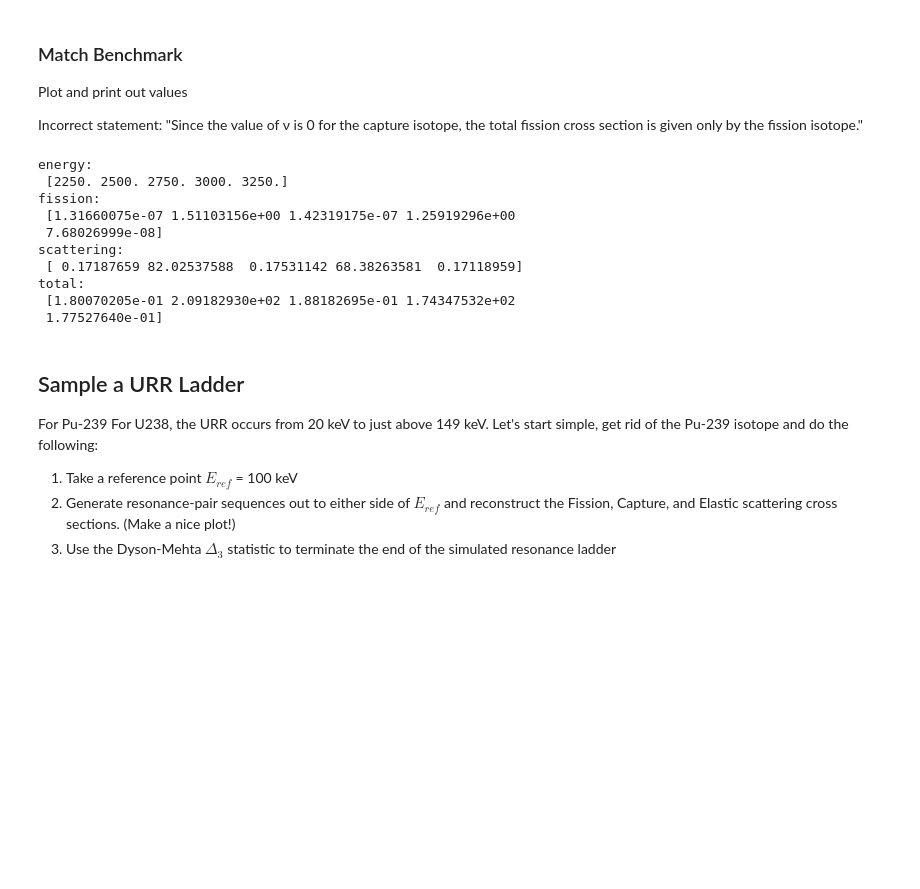
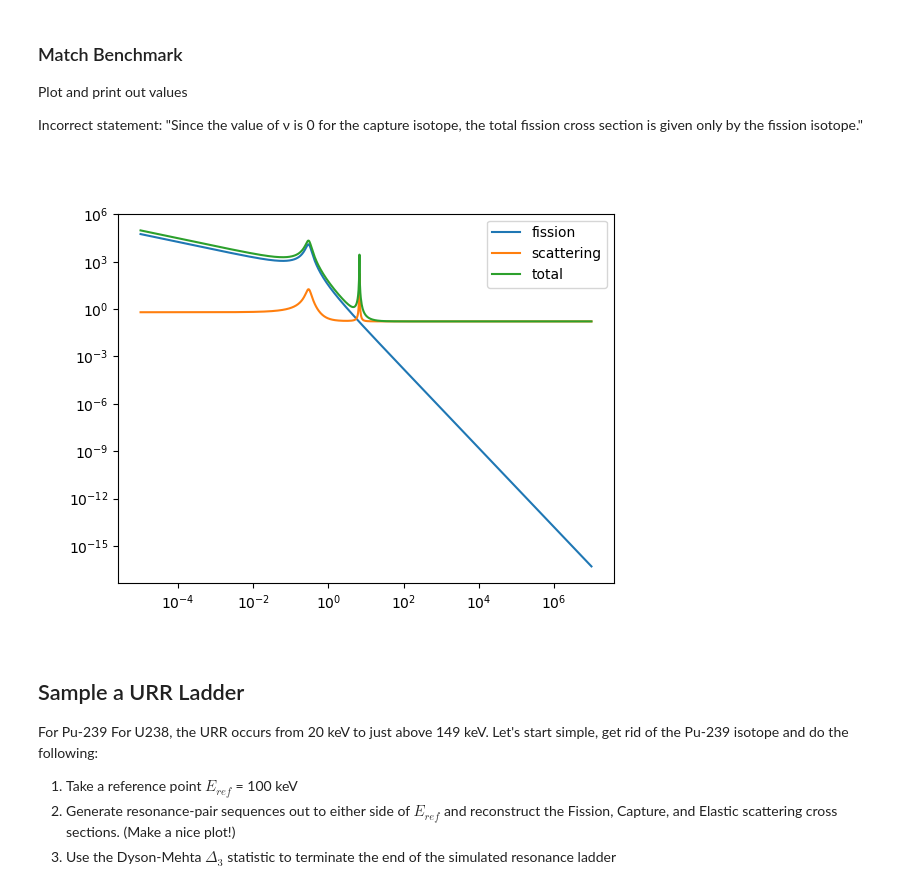
Before and after one commit to Naww137/neutron_transport, a Jupyter notebook: IncludeURR.ipynb, the cells around one changed output. Cells and saved outputs as stored; diff of their text form; code cells hidden in the pictures; blank space fills up the shorter version.

```diff
--- a/IncludeURR.ipynb
+++ b/IncludeURR.ipynb
@@ -61,47 +61,38 @@ mat = material_definitions.material([pu9,u8], constant_scattering=20*Nscat)
 # benchmark_e = np.array([0.00001, 0.01000, 0.29562, 6.67425, 100.000, 2.0e7])
 benchmark_e = np.array([2.25e3, 2.5e3, 2.75e3, 3e3, 3.25e3])
 # benchmark_e = np.array([6.67425])
-# energy = np.logspace(-5,7, 1000)
-energy = benchmark_e
+energy = np.logspace(-5,7, 1000)
+# energy = benchmark_e
 
 
 pu9_Sig_t, pu9_Sig_f, pu9_Sig_g, pu9_Sig_s = pu9.get_macro_cross_sections(energy)
 u8_Sig_t, u8_Sig_f, u8_Sig_g, u8_Sig_s = u8.get_macro_cross_sections(energy)
 
 m_Sig_t, m_Sig_f, m_Sig_g, m_Sig_s = mat.get_macro_cross_sections(energy)
 
 
 if np.array_equal(energy,benchmark_e):
     print(f'energy:\n {energy}')
     print(f'fission:\n {m_Sig_f}')
     print(f'scattering:\n {m_Sig_s}')
     print(f'total:\n {m_Sig_t}')
     # print(f'fission:\n {pu9_Sig_f}')
     # print(f'scattering:\n {pu9_Sig_s}')
     # print(f'total:\n {pu9_Sig_t}')
 else:
     figure()
     plot(energy, m_Sig_f, label='fission')
     # plot(energy, mat_gam, label='gamma')
     plot(energy, m_Sig_s, label='scattering')
     plot(energy, m_Sig_t, label='total')
 
     # plot(energy, u8_Sig_t, label='U8 total')
     # plot(energy, u8_Sig_f, label='U8 f')
 
     xscale('log'); yscale('log')
     legend()
 # %% [output]
-energy:
- [2250. 2500. 2750. 3000. 3250.]
-fission:
- [1.31660075e-07 1.51103156e+00 1.42319175e-07 1.25919296e+00
- 7.68026999e-08]
-scattering:
- [ 0.17187659 82.02537588  0.17531142 68.38263581  0.17118959]
-total:
- [1.80070205e-01 2.09182930e+02 1.88182695e-01 1.74347532e+02
- 1.77527640e-01]
+[figure, added]
 # %% [markdown]
 ## Sample a URR Ladder
 For Pu-239
```
Also changed, not shown: parts of 15 cells of this notebook, 2 other files.
